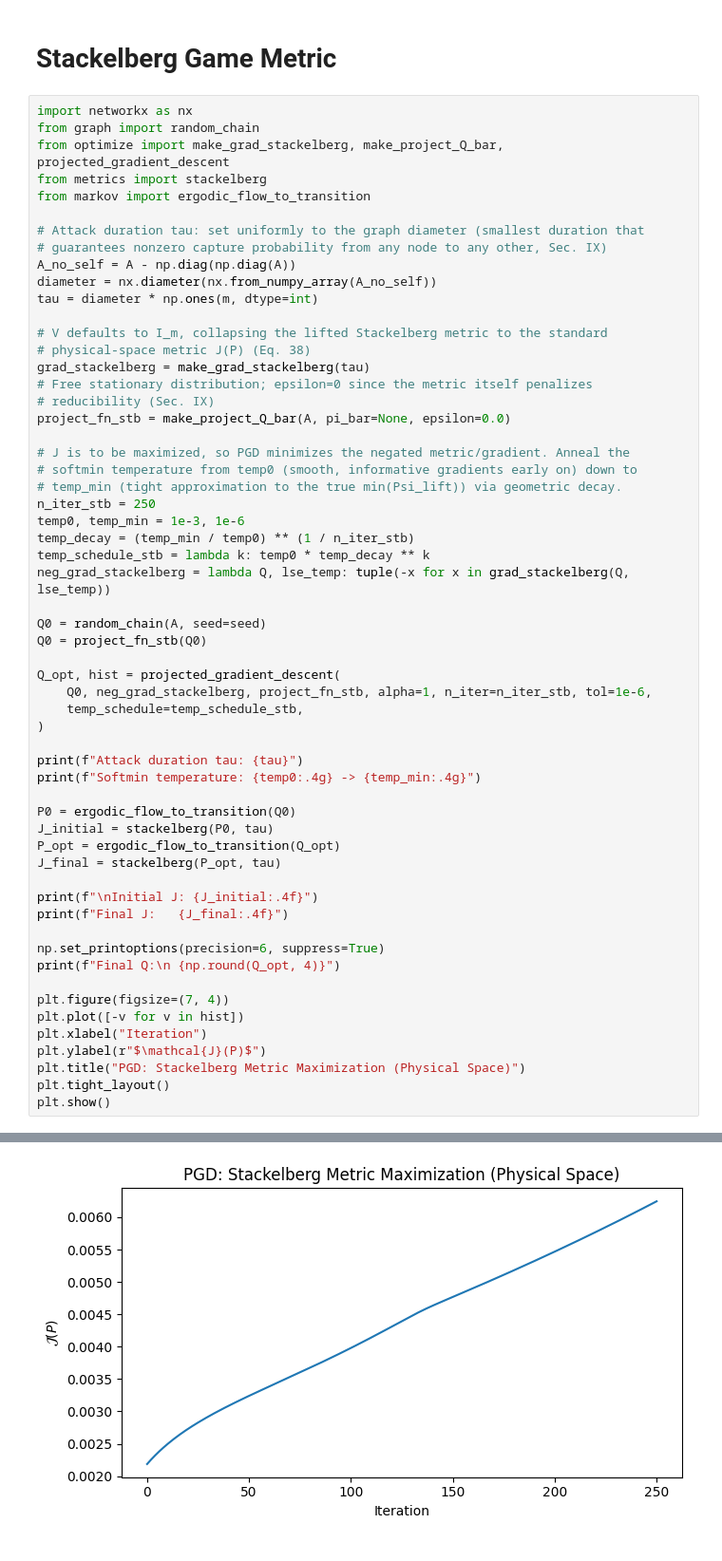
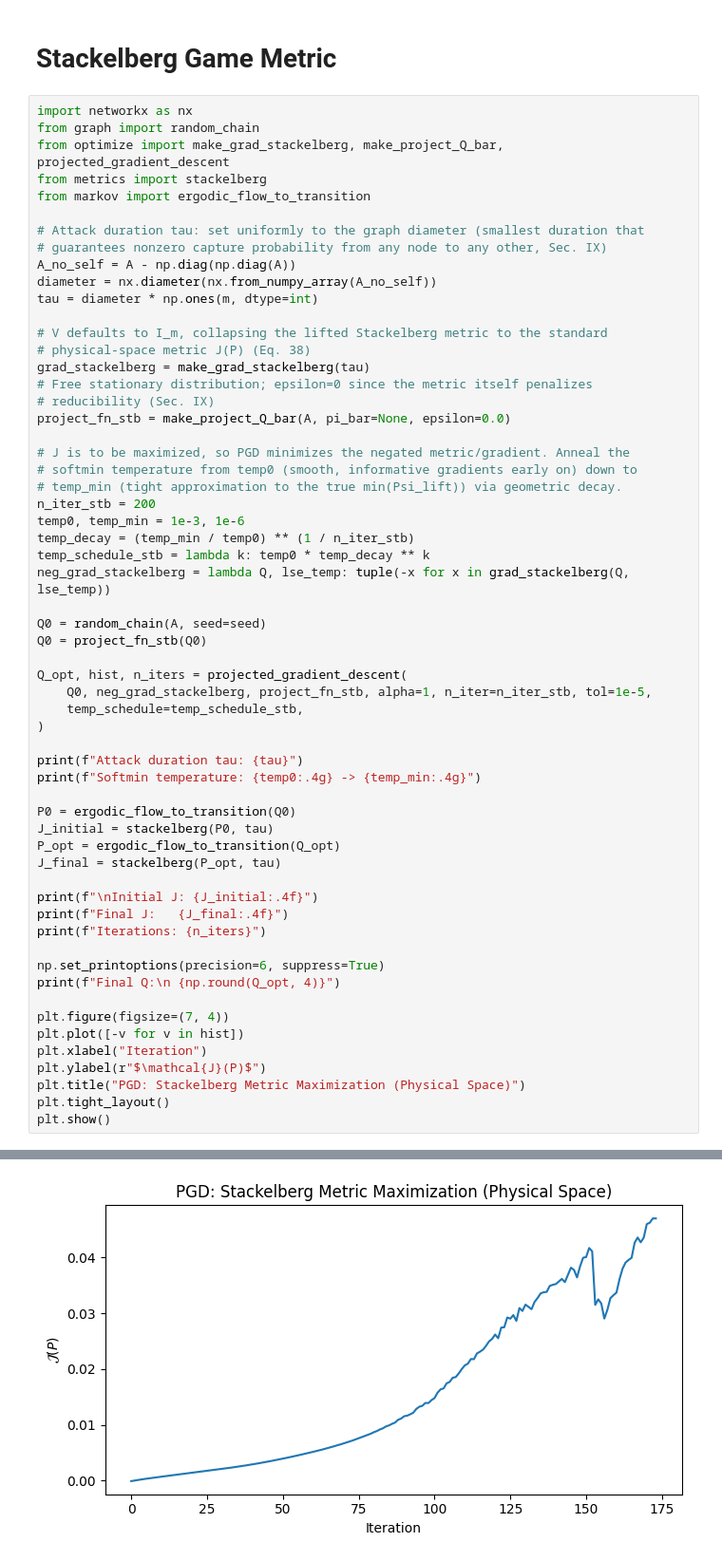
Before and after one commit to yohanjohn307/markov-chain-lifting, a Jupyter notebook: debug.ipynb, the cells around one changed output, grey strips where cells are left out. Shown at 95% size. Saved outputs shown, nothing was run; the diff lists cells and outputs as text.

```diff
--- a/debug.ipynb
+++ b/debug.ipynb
@@ -141,7 +143,7 @@ project_fn_stb = make_project_Q_bar(A, pi_bar=None, epsilon=0.0)
 # J is to be maximized, so PGD minimizes the negated metric/gradient. Anneal the
 # softmin temperature from temp0 (smooth, informative gradients early on) down to
 # temp_min (tight approximation to the true min(Psi_lift)) via geometric decay.
-n_iter_stb = 250
+n_iter_stb = 200
 temp0, temp_min = 1e-3, 1e-6
 temp_decay = (temp_min / temp0) ** (1 / n_iter_stb)
 temp_schedule_stb = lambda k: temp0 * temp_decay ** k
@@ -150,8 +152,8 @@ neg_grad_stackelberg = lambda Q, lse_temp: tuple(-x for x in grad_stackelberg(Q,
 Q0 = random_chain(A, seed=seed)
 Q0 = project_fn_stb(Q0)
 
-Q_opt, hist = projected_gradient_descent(
-    Q0, neg_grad_stackelberg, project_fn_stb, alpha=1, n_iter=n_iter_stb, tol=1e-6,
+Q_opt, hist, n_iters = projected_gradient_descent(
+    Q0, neg_grad_stackelberg, project_fn_stb, alpha=1, n_iter=n_iter_stb, tol=1e-5,
     temp_schedule=temp_schedule_stb,
 )
 
@@ -165,6 +167,7 @@ J_final = stackelberg(P_opt, tau)
 
 print(f"\nInitial J: {J_initial:.4f}")
 print(f"Final J:   {J_final:.4f}")
+print(f"Iterations: {n_iters}")
 
 np.set_printoptions(precision=6, suppress=True)
 print(f"Final Q:\n {np.round(Q_opt, 4)}")
@@ -196,4 +200,4 @@ Final Q:
-[figure, old version]
+[figure, new version]
 # %%
 from graph import degree_lifting, random_chain
 from optimize import make_grad_stackelberg, make_project_Q, projected_gradient_descent
```
Also changed, not shown: parts of 10 cells of this notebook, 7 other files.
